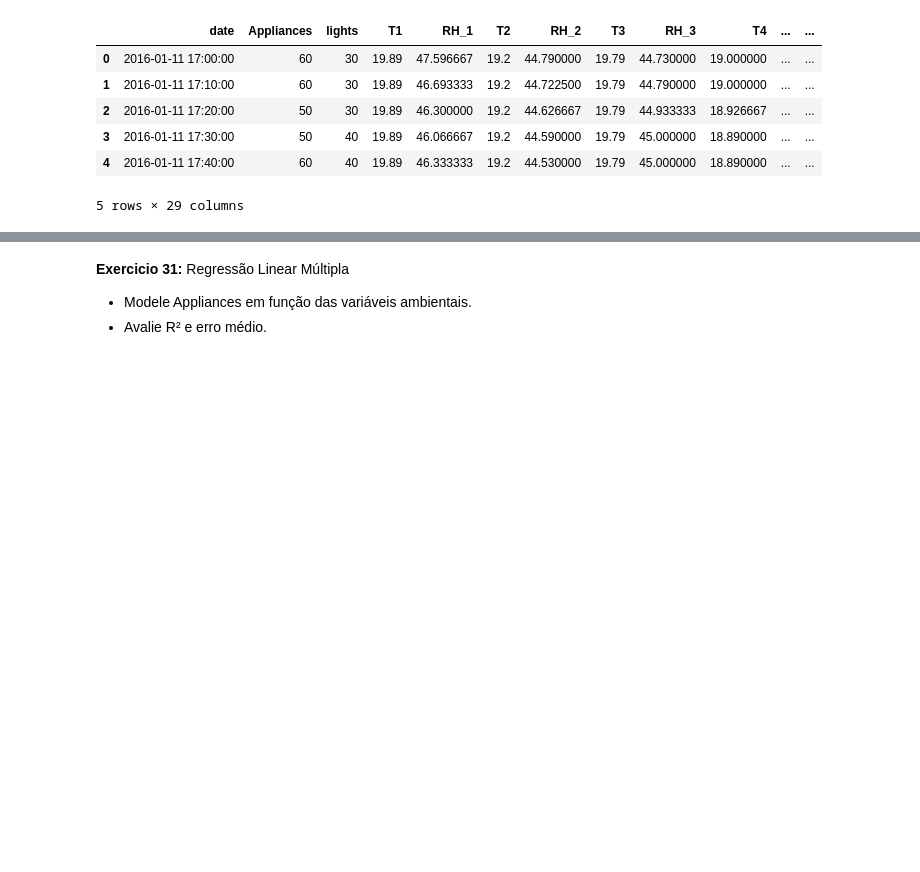
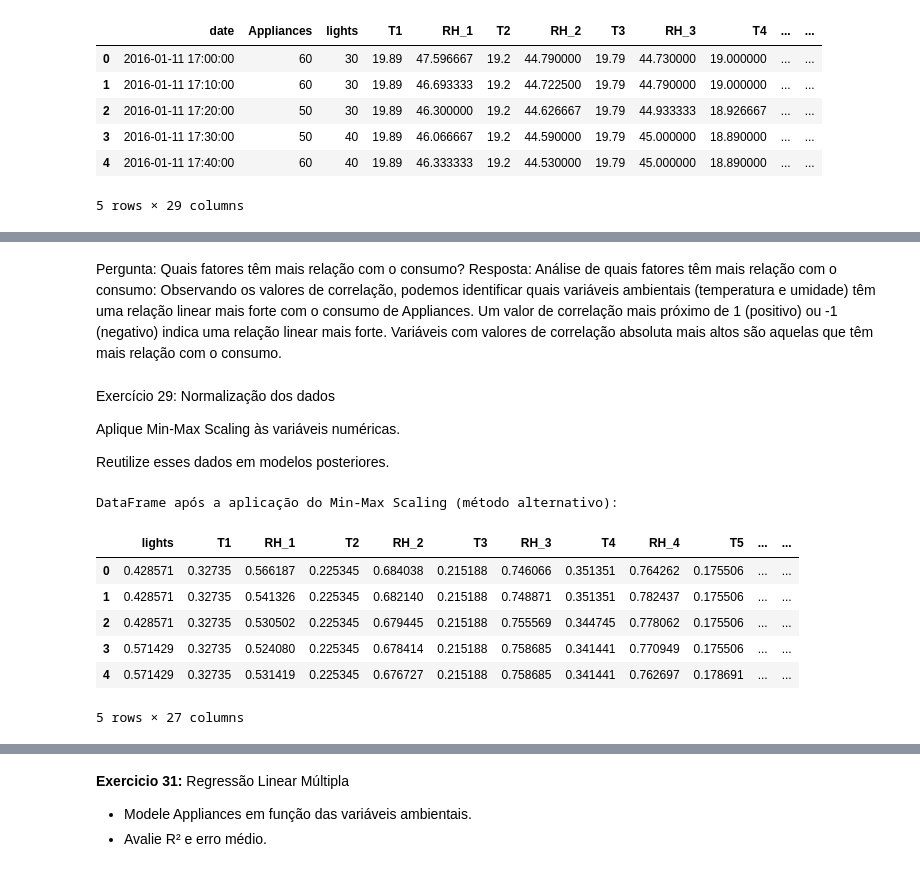
Before and after one commit to LucasWerppFranco/CP-1---Energias-Renovaveis, a Jupyter notebook: Exercícios/1CCPF_CP1_SERS.ipynb, the cells around one changed output, grey strips where cells are left out. Cells and saved outputs as stored; diff of their text form; code cells hidden in the pictures; blank space fills up the shorter version.

```diff
--- a/Exercícios/1CCPF_CP1_SERS.ipynb
+++ b/Exercícios/1CCPF_CP1_SERS.ipynb
@@ -815,0 +702,41 @@ df.head()
+# %% [markdown]
+Pergunta: Quais fatores têm mais relação com o consumo?
+Resposta: Análise de quais fatores têm mais relação com o consumo:
+Observando os valores de correlação, podemos identificar quais variáveis ambientais (temperatura e umidade) têm uma relação linear mais forte com o consumo de Appliances.
+Um valor de correlação mais próximo de 1 (positivo) ou -1 (negativo) indica uma relação linear mais forte.
+Variáveis com valores de correlação absoluta mais altos são aquelas que têm mais relação com o consumo.
+# %% [markdown]
+Exercício 29: Normalização dos dados
+
+Aplique Min-Max Scaling às variáveis numéricas.
+
+Reutilize esses dados em modelos posteriores.
+# %%
+# Vamos assumir que as colunas 'Appliances' e 'lights' também podem ser úteis para alguns modelos
+colunas_numericas = df.select_dtypes(include=np.number).columns.tolist()
+
+# Excluir colunas que não devem ser escalonadas (como a variável target 'Appliances' e a coluna binária 'alto_consumo' se ela já existir)
+colunas_para_escalar = [col for col in colunas_numericas if col not in ['Appliances', 'alto_consumo']]
+
+# Criar uma cópia do DataFrame para armazenar os dados escalonados
+df_escalado_alternativo = df.copy()
+
+# Inicializar o MinMaxScaler
+scaler = MinMaxScaler()
+
+# Aplicar o Min-Max scaling a cada coluna individualmente usando um loop
+for coluna in colunas_para_escalar:
+    # Reshape a coluna para o formato que o scaler espera (array 2D)
+    df_escalado_alternativo[coluna] = scaler.fit_transform(df_escalado_alternativo[[coluna]])
+
+print("DataFrame após a aplicação do Min-Max Scaling (método alternativo):")
+display(df_escalado_alternativo[colunas_para_escalar].head())
+# %% [output]
+DataFrame após a aplicação do Min-Max Scaling (método alternativo):
+|  | lights | T1 | RH_1 | T2 | RH_2 | T3 | RH_3 | T4 | RH_4 | T5 | ... | ... |
+| 0 | 0.428571 | 0.32735 | 0.566187 | 0.225345 | 0.684038 | 0.215188 | 0.746066 | 0.351351 | 0.764262 | 0.175506 | ... | ... |
+| 1 | 0.428571 | 0.32735 | 0.541326 | 0.225345 | 0.682140 | 0.215188 | 0.748871 | 0.351351 | 0.782437 | 0.175506 | ... | ... |
+| 2 | 0.428571 | 0.32735 | 0.530502 | 0.225345 | 0.679445 | 0.215188 | 0.755569 | 0.344745 | 0.778062 | 0.175506 | ... | ... |
+| 3 | 0.571429 | 0.32735 | 0.524080 | 0.225345 | 0.678414 | 0.215188 | 0.758685 | 0.341441 | 0.770949 | 0.175506 | ... | ... |
+| 4 | 0.571429 | 0.32735 | 0.531419 | 0.225345 | 0.676727 | 0.215188 | 0.758685 | 0.341441 | 0.762697 | 0.178691 | ... | ... |
+5 rows × 27 columns
```
Also changed, not shown: parts of 45 cells of this notebook.
